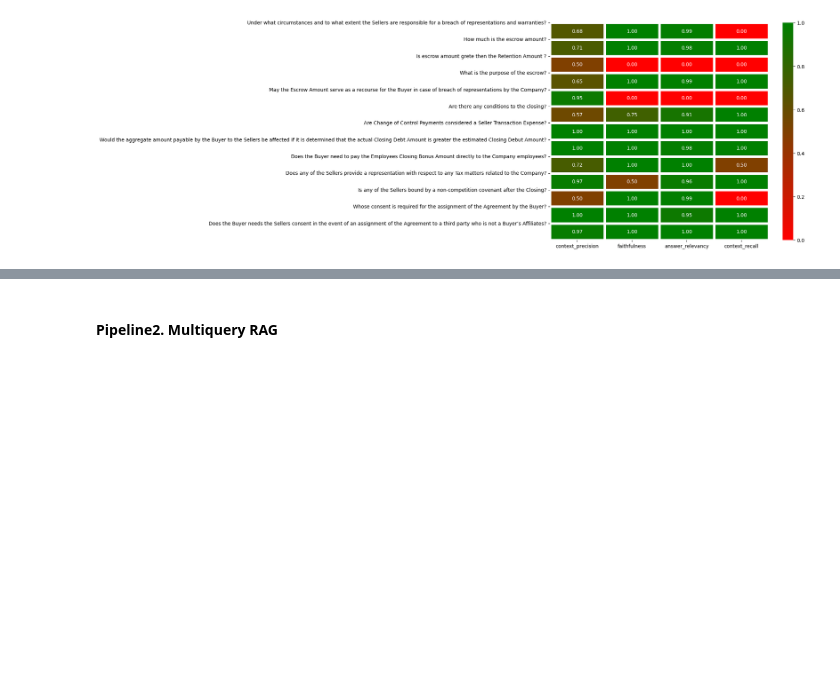
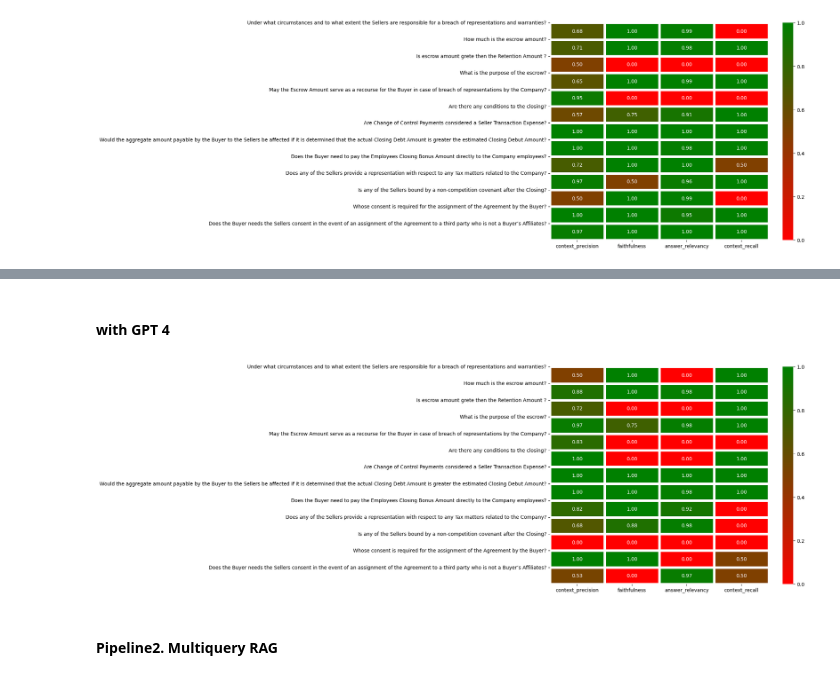
Before and after one commit to JabezETH/Contract-Advisor-RAG, a Jupyter notebook: notebooks/evaluation.ipynb, the cells around one changed output, grey strips where cells are left out. Saved outputs shown, nothing was run; the diff lists cells and outputs as text; code cells hidden in the pictures; blank space fills up the shorter version.

```diff
--- a/notebooks/evaluation.ipynb
+++ b/notebooks/evaluation.ipynb
@@ -84,3 +100,9 @@ evaluation.heatmap_plot(simple_pipeline_evaluation_result_for_given_dataset)
+# %% [markdown]
+#### with GPT 4
+# %%
+evaluation.heatmap_plot(simple_pipeline_evaluation_result_for_given_dataset)
+# %% [output]
+[figure, added]
 # %% [markdown]
 #### Pipeline2. Multiquery RAG
 # %%
```
Also changed, not shown: parts of 16 cells of this notebook.
